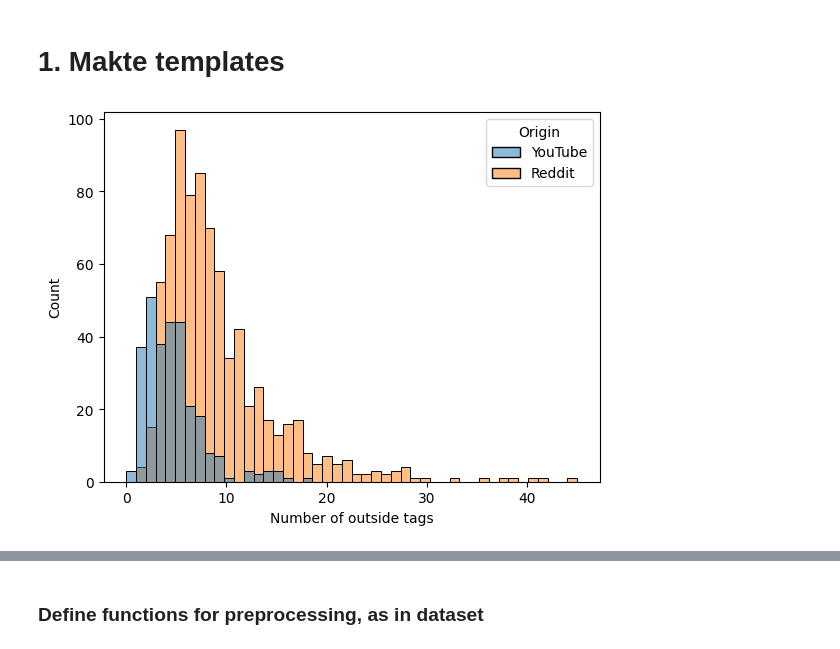
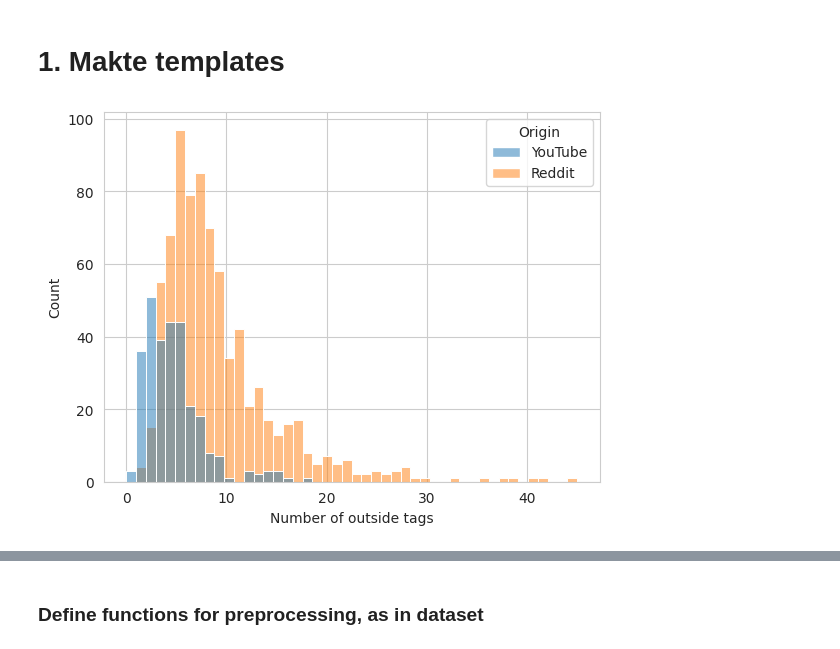
Before and after one commit to progsi/YTUnCoverLLM, a Jupyter notebook: notebooks/data_synthesis.ipynb, the cells around one changed output, grey strips where cells are left out. Saved outputs shown, nothing was run; the diff lists cells and outputs as text; code cells hidden in the pictures.

```diff
--- a/notebooks/data_synthesis.ipynb
+++ b/notebooks/data_synthesis.ipynb
@@ -56,13 +56,14 @@ data_template["nO_tags"] = data_template["O_tags"].apply(len)
 # %%
 import seaborn as sns
 import matplotlib.pyplot as plt
 
+sns.set_style("whitegrid")
 sns.histplot(data_template, x="nO_tags", hue="Origin")
 plt.xlabel("Number of outside tags")
 plt.savefig("../figures/hist_outside_tokens_templates.pdf")
 plt.show()
 # %% [output]
-[figure, old version]
+[figure, new version]
 # %%
 data_template
 # %% [output]
```
Also changed, not shown: parts of 20 cells of this notebook, 6 other files.
